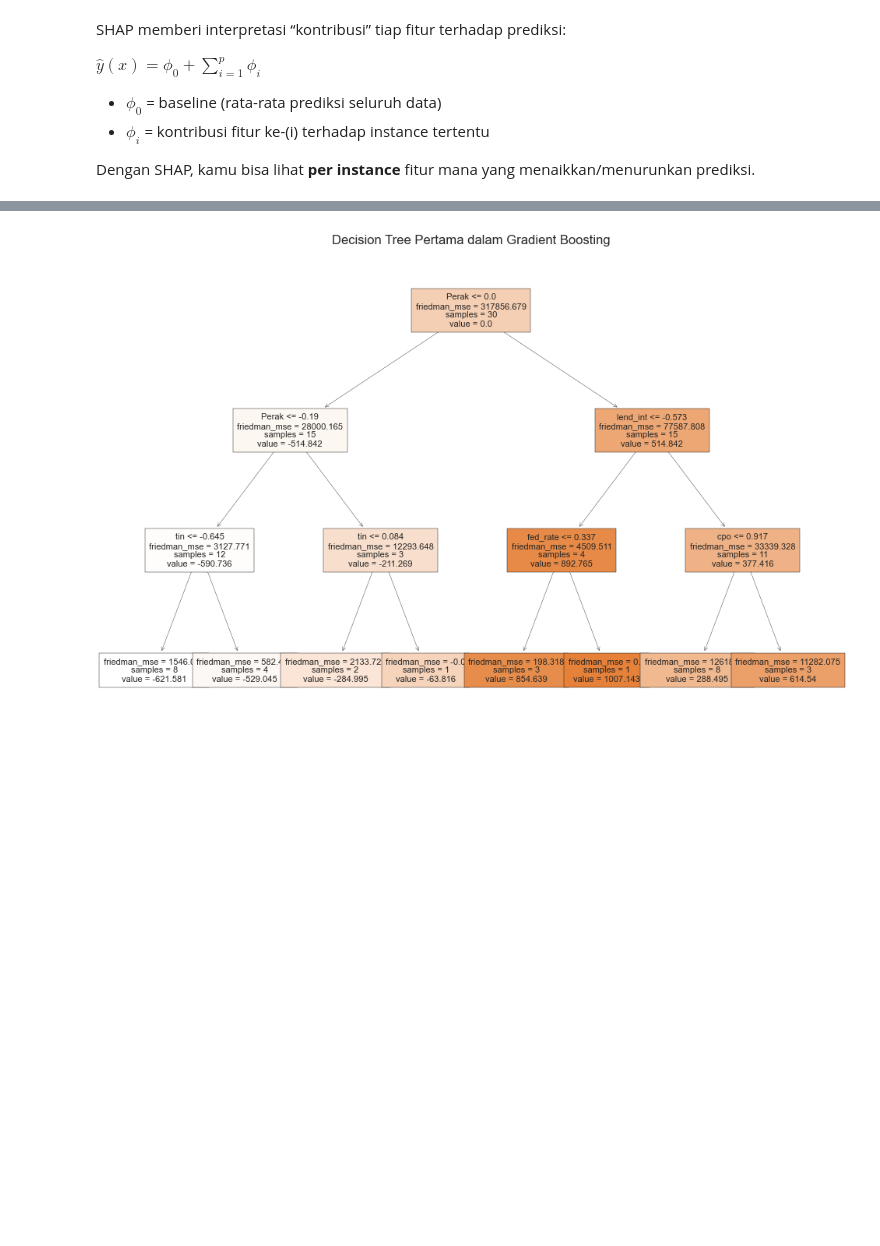
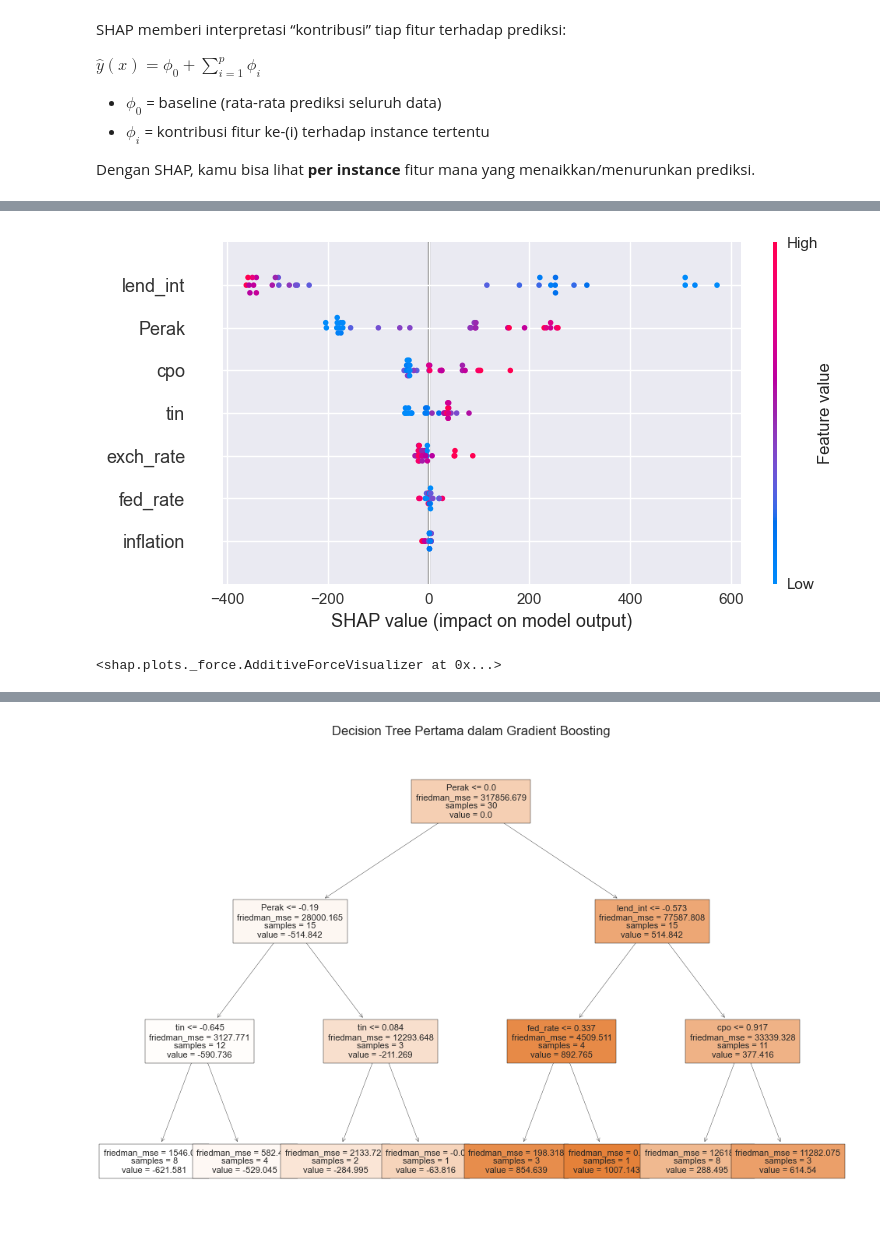
Before and after one commit to maybeitsai/gold-price-prediction, a Jupyter notebook: main.ipynb, the cells around one changed output, grey strips where cells are left out. Saved outputs shown, nothing was run; the diff lists cells and outputs as text; code cells hidden in the pictures; blank space fills up the shorter version.

```diff
--- a/main.ipynb
+++ b/main.ipynb
@@ -1790,0 +1817,11 @@ Finalizing model...
+# %%
+# Setup environment untuk model terbaik
+best_feature_selection_linear = best_model_info_linear['feature_selection']
+
+# Pilih dataset yang sesuai berdasarkan feature selection method
+if best_feature_selection_linear == 'all_variables':
+    X_best_linear = datasets["all_variables"]
+elif best_feature_selection_linear == 'pca':
+    X_best_linear = datasets["pca"]
+elif best_feature_selection_linear == 'feature_importance':
+    X_best_linear = datasets["feature_importance"]
@@ -1888,15 +2034,15 @@ import pickle
 from pycaret.regression import load_model
 
 # Load model (PyCaret menyimpan tanpa ekstensi .pkl di save_model)
-model = load_model("models/best_model_20251002_150924")
+model_tree = load_model("models/tree/best_model_Gradient Boosting Regressor")
 
 # Load info
-with open("models/best_model_info_20251002_150924.pkl", "rb") as f:
-    model_info = pickle.load(f)
+with open("models/tree/best_model_info_tree_20251003_161302.pkl", "rb") as f:
+    model_info_tree = pickle.load(f)
 
 # Load preprocessing
-with open("models/preprocessing_objects_20251002_150924.pkl", "rb") as f:
-    preprocessing_objects = pickle.load(f)
+with open("models/tree/preprocessing_objects_20251003_161302.pkl", "rb") as f:
+    preprocessing_objects_tree = pickle.load(f)
 # %% [output]
 Transformation Pipeline and Model Successfully Loaded
 # %% [markdown]
@@ -1904,6 +2050,6 @@ Transformation Pipeline and Model Successfully Loaded
 # %%
-# Ambil model asli GradientBoostingRegressor dari pipeline
-gb_model = model.named_steps["actual_estimator"]
+# Ambil model asli Lasso dari pipeline
+gb_model = model_tree.named_steps["actual_estimator"]
 print(type(gb_model))
 # %% [output]
 <class 'sklearn.ensemble._gb.GradientBoostingRegressor'>
@@ -2033,3 +2179,20 @@ $\hat{y}(x) = \phi_0 + \sum_{i=1}^{p} \phi_i$
 * $\phi_i$ = kontribusi fitur ke-(i) terhadap instance tertentu
 
 Dengan SHAP, kamu bisa lihat **per instance** fitur mana yang menaikkan/menurunkan prediksi.
+# %%
+import shap
+shap.initjs()
+
+# Buat explainer untuk GradientBoostingRegressor
+explainer_tree = shap.TreeExplainer(gb_model)
+
+# SHAP values (gunakan X_best, data setelah preprocessing manual kalau perlu)
+shap_values_tree = explainer_tree.shap_values(X_best_tree)
+
+# Global importance
+shap.summary_plot(shap_values_tree, X_best_tree, feature_names=model_info_tree['features_used'])
+
+# Lokal explanation (sampel pertama)
+i = 0
+shap.force_plot(explainer_tree.expected_value, shap_values_tree[i,:], X_best_tree.iloc[i,:])
+# %% [output]
@@ -2035,0 +2200,2 @@ Dengan SHAP, kamu bisa lihat **per instance** fitur mana yang menaikkan/menurunk
+[figure, added]
+<shap.plots._force.AdditiveForceVisualizer at 0x...>
```
Also changed, not shown: parts of 55 cells of this notebook.
